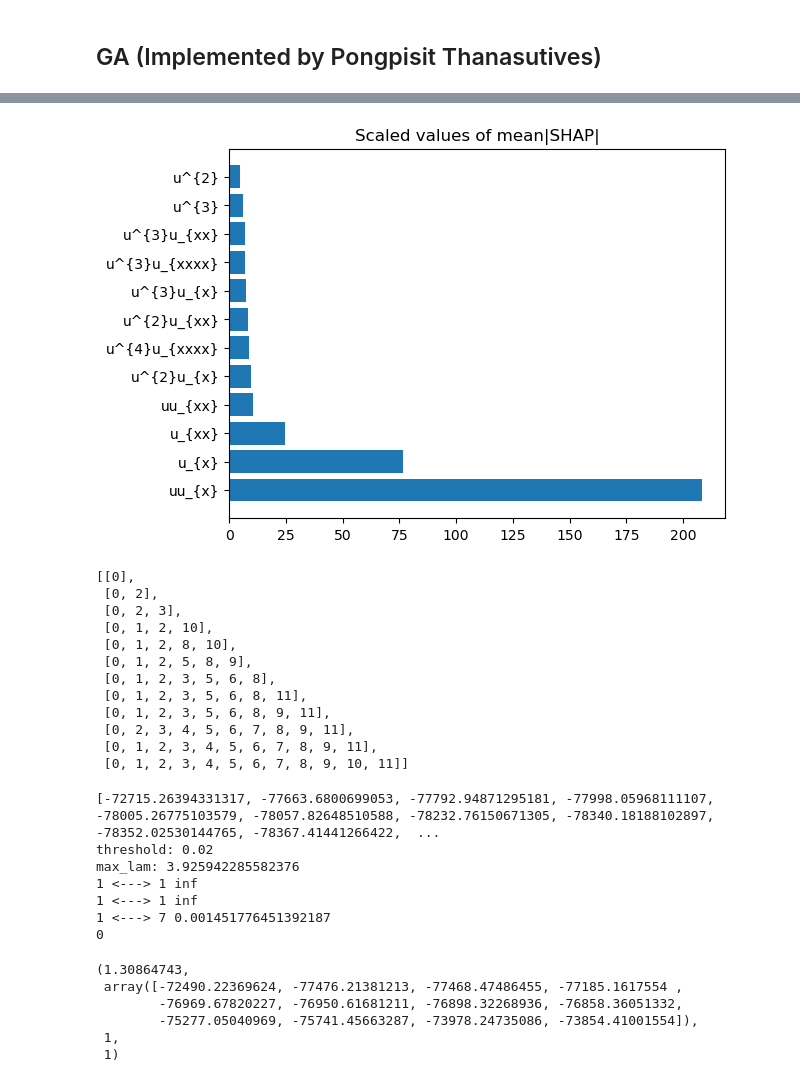
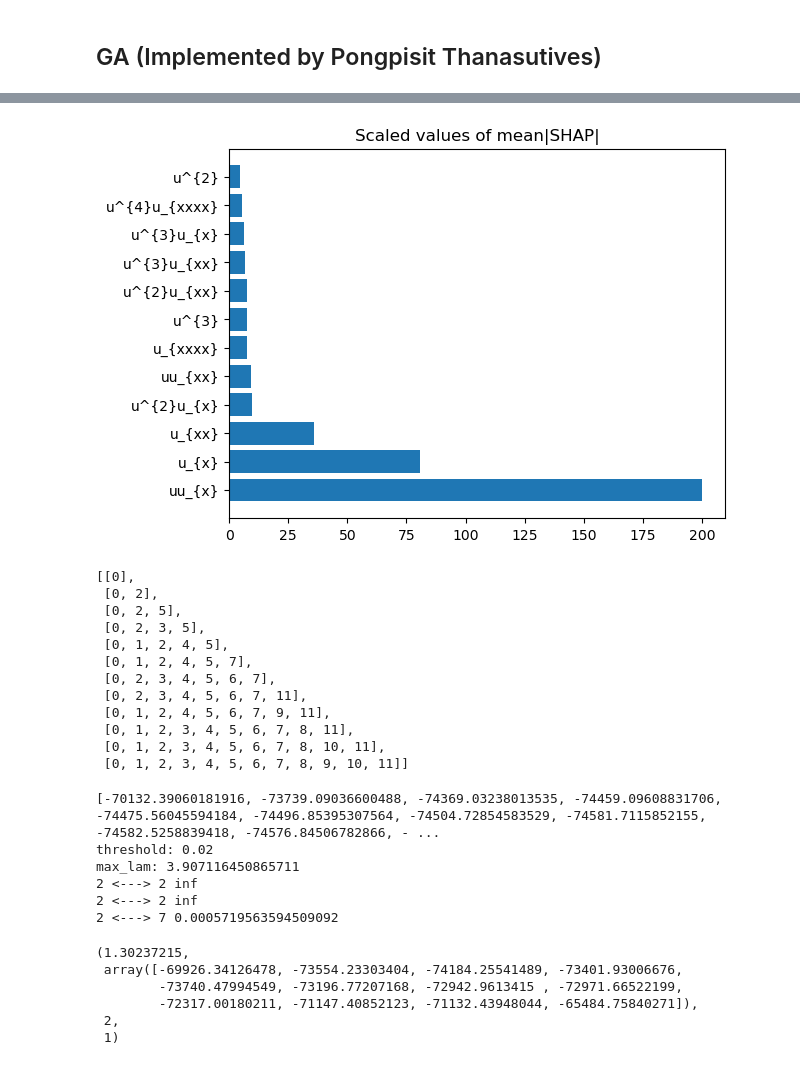
Before and after one commit to Pongpisit-Thanasutives/UBIC-test, a Jupyter notebook: Examples/Burgers by GA.ipynb, the cells around one changed output, grey strips where cells are left out. Drawn from its saved outputs; the diff is of its cells as text; code cells hidden in the pictures.

```diff
--- a/Examples/Burgers by GA.ipynb
+++ b/Examples/Burgers by GA.ipynb
@@ -86,7 +86,7 @@ for ws in range(5, 27, 2):
     denoising_performance1.append(((denoised_u-u_clean)**2).mean())
 
     X_pre, y_pre, weak_ident_coeff, lhs, rhs = weak_ident(denoised_u, xt, np.array([]),
-                                                          max_dx=5, skip_x=4, skip_t=12,
+                                                          max_dx=5, skip_x=5, skip_t=6,
                                                           max_poly=4, tau=0.05)
 
     denoising_performance2.append(np.linalg.lstsq(X_pre, y_pre, rcond=None)[1][0])
@@ -128,8 +128,7 @@ print(f'Estimated Gaussian noise standard deviation = {sigma_est}')
 
 denoise = True
 if denoise:
-    # 13, 13, 13 for noise_lv = 30, 40, 50
-    u = SGolayFilter2(window_size=13, poly_order=3)(u)
+    u = SGolayFilter2(window_size=int(ws), poly_order=3)(u)
     print(((u-u_clean)**2).mean())
 
 use_nn_base_features = False
@@ -150,9 +149,9 @@ Estimated Gaussian noise standard deviation = 0.08609011016950165
 # %%
-with open('./weakident_configs/config_5.yaml') as f:
+with open('./weakident_configs/config_1.yaml') as f:
     print(yaml.safe_load(f))
 
 X_pre, y_pre, weak_ident_coeff, lhs, rhs = weak_ident(u, xt, np.array([]),
-                                                      max_dx=5, skip_x=4, skip_t=12,
+                                                      max_dx=5, skip_x=5, skip_t=6,
                                                       max_poly=4, tau=0.05)
 print(rhs)
 
@@ -643,6 +644,6 @@ $\displaystyle - 0.31015 u^{4} - 0.91976 u u_{x}$
 ... (8 outputs left out)
 # %%
-n_common = 7
+n_common = 8
 
 common_modules = []
 for genome, _ in best_chrom_fitnesses:
@@ -800,33 +807,37 @@ with plt.style.context(['science']):
 # %%
 ga = {}
 for i in trange(len(best_chrom_fitnesses)):
     potential_pde = [*(best_chrom_fitnesses[i][0])]
     X_pre_sup = numericalize_genome(potential_pde, base_features)
     importance_sup = shap_linear_importance(X_pre_sup, y_pre)
     for g, s in zip(potential_pde, importance_sup):
         if g not in ga:
             ga[g] = s
         else:
             ga[g] += s
 
 common_modules = sorted(ga.items(), key=lambda _:_[1], reverse=True)
 feature_importance = np.array([v for _, v in common_modules])
 common_modules = np.array([k for k, _ in common_modules])
-common_modules = common_modules[np.cumsum(feature_importance)/sum(feature_importance) <= 0.95]
-feature_importance = feature_importance[np.cumsum(feature_importance)/sum(feature_importance) <= 0.95]
+for i, _ in enumerate(np.cumsum(feature_importance)/sum(feature_importance)):
+    if _ >= 0.95:
+        feature_importance = feature_importance[:i+1]
+        common_modules = np.array(common_modules[:i+1])
+        break
+feature_importance
 common_modules = list(map(tuple, common_modules))
 
 X_pre = numericalize_genome(common_modules, base_features)
 y_pre = u_t.reshape(-1, 1)
 
 feature_names = [sympy.latex(display_module(module)).strip().replace(' ', '')
                  for module in common_modules]
 
 plt.barh(feature_names, feature_importance)
 plt.title("Scaled values of mean|SHAP|")
 plt.show()
 # %% [output]
-[figure, old version]
+[figure, new version]
 # %%
 coefficients, best_subsets = okridge_solvel0_full(X_pre,
                                                   y_pre, k=X_pre.shape[-1])
@@ -834,15 +845,15 @@ best_subsets
 # %% [output]
 [[0],
  [0, 2],
- [0, 2, 3],
- [0, 1, 2, 10],
- [0, 1, 2, 8, 10],
- [0, 1, 2, 5, 8, 9],
- [0, 1, 2, 3, 5, 6, 8],
- [0, 1, 2, 3, 5, 6, 8, 11],
- [0, 1, 2, 3, 5, 6, 8, 9, 11],
- [0, 2, 3, 4, 5, 6, 7, 8, 9, 11],
- [0, 1, 2, 3, 4, 5, 6, 7, 8, 9, 11],
+ [0, 2, 5],
+ [0, 2, 3, 5],
+ [0, 1, 2, 4, 5],
+ [0, 1, 2, 4, 5, 7],
+ [0, 2, 3, 4, 5, 6, 7],
+ [0, 2, 3, 4, 5, 6, 7, 11],
+ [0, 1, 2, 4, 5, 6, 7, 9, 11],
+ [0, 1, 2, 3, 4, 5, 6, 7, 8, 11],
+ [0, 1, 2, 3, 4, 5, 6, 7, 8, 10, 11],
  [0, 1, 2, 3, 4, 5, 6, 7, 8, 9, 10, 11]]
 # %%
 tau = 3
@@ -910,29 +921,31 @@ while now_lam >= 0:
     if last_bc not in bc_seq:
         bc_seq.append(last_bc)
 
-best_bc = last_bc
-alt_bc = bc_seq[-2] if len(bc_seq) > 1 else last_bc-1
-print(alt_bc)
-cond = abs((b_bics[last_bc]-b_bics[last_bc-1])/b_bics[last_bc-1]) or \
-        abs((b_bics[last_bc]-b_bics[alt_bc])/(b_bics[alt_bc]*(last_bc-alt_bc)))
-if cond < thres:
-    best_bc = alt_bc
+best_bc = KneeLocator(range(0, len(last_ubic)), last_ubic, S=1,
+                      curve='convex', direction='decreasing').knee
+
+if best_bc is None:
+    best_bc = last_bc
+    alt_bc = bc_seq[-2] if len(bc_seq) > 1 else last_bc-10
+    cond = abs((b_bics[last_bc]-b_bics[last_bc-1])/b_bics[last_bc-1]) or \
+            abs((b_bics[last_bc]-b_bics[alt_bc])/(b_bics[alt_bc]*(last_bc-alt_bc)))
+    if cond < thres:
+        best_bc = alt_bc
 
 last_lam = round(last_lam, 8)
 last_lam, last_ubic, last_bc, best_bc
 # %% [output]
-[-72715.26394331317, -77663.6800699053, -77792.94871295181, -77998.05968111107, -78005.26775103579, -78057.82648510588, -78232.76150671305, -78340.18188102897, -78352.02530144765, -78367.41441266422,  ...
+[-70132.39060181916, -73739.09036600488, -74369.03238013535, -74459.09608831706, -74475.56045594184, -74496.85395307564, -74504.72854583529, -74581.7115852155, -74582.5258839418, -74576.84506782866, - ...
 threshold: 0.02
-max_lam: 3.925942285582376
-1 <---> 1 inf
-1 <---> 1 inf
-1 <---> 7 0.001451776451392187
-0
+max_lam: 3.907116450865711
+2 <---> 2 inf
+2 <---> 2 inf
+2 <---> 7 0.0005719563594509092
-(1.30864743,
- array([-72490.22369624, -77476.21381213, -77468.47486455, -77185.1617554 ,
-        -76969.67820227, -76950.61681211, -76898.32268936, -76858.36051332,
-        -75277.05040969, -75741.45663287, -73978.24735086, -73854.41001554]),
- 1,
+(1.30237215,
+ array([-69926.34126478, -73554.23303404, -74184.25541489, -73401.93006676,
+        -73740.47994549, -73196.77207168, -72942.9613415 , -72971.66522199,
+        -72317.00180211, -71147.40852123, -71132.43948044, -65484.75840271]),
+ 2,
  1)
 # %%
 complexity_axis = [len(bs) for bs in best_subsets]
```
Also changed, not shown: parts of 16 cells of this notebook, 2 other files.
